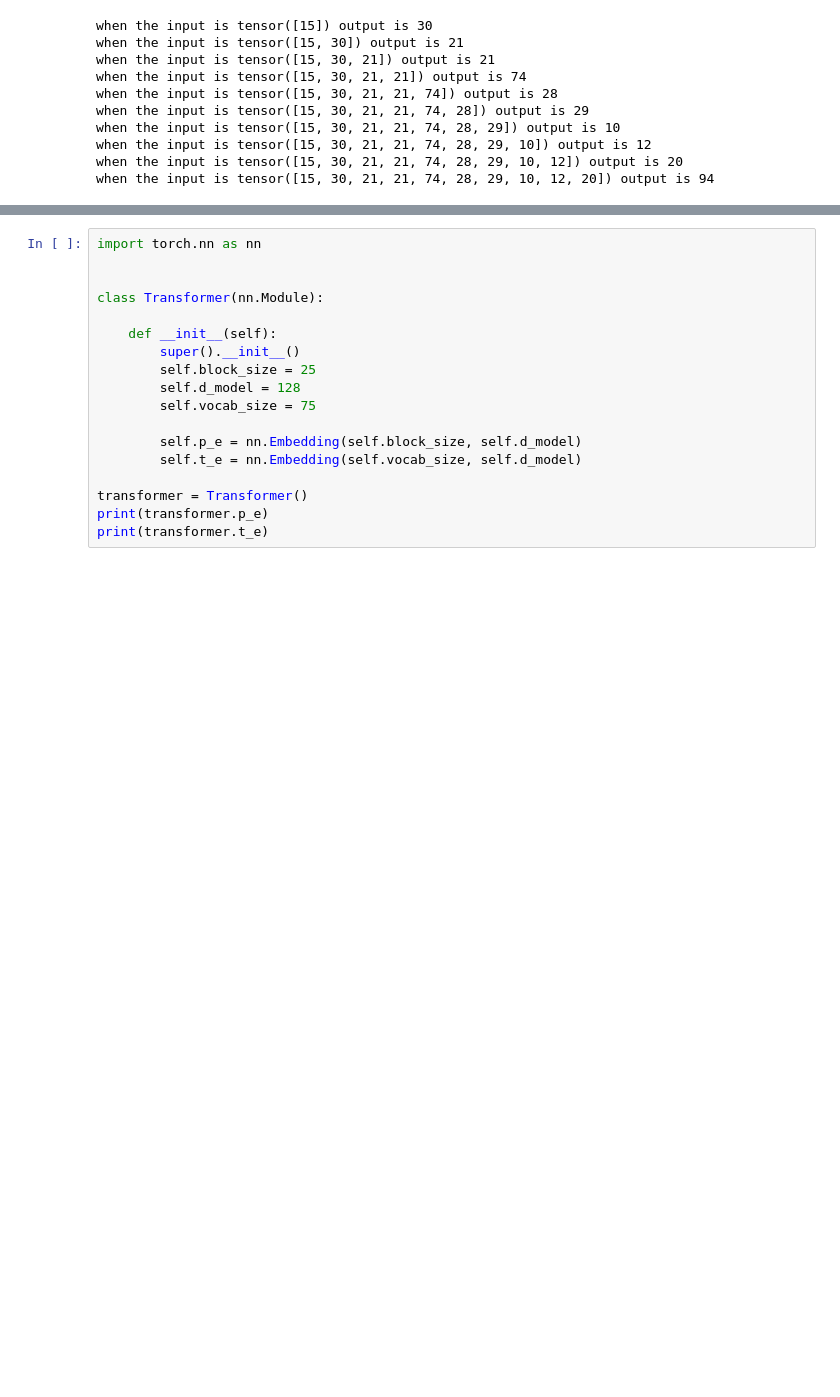
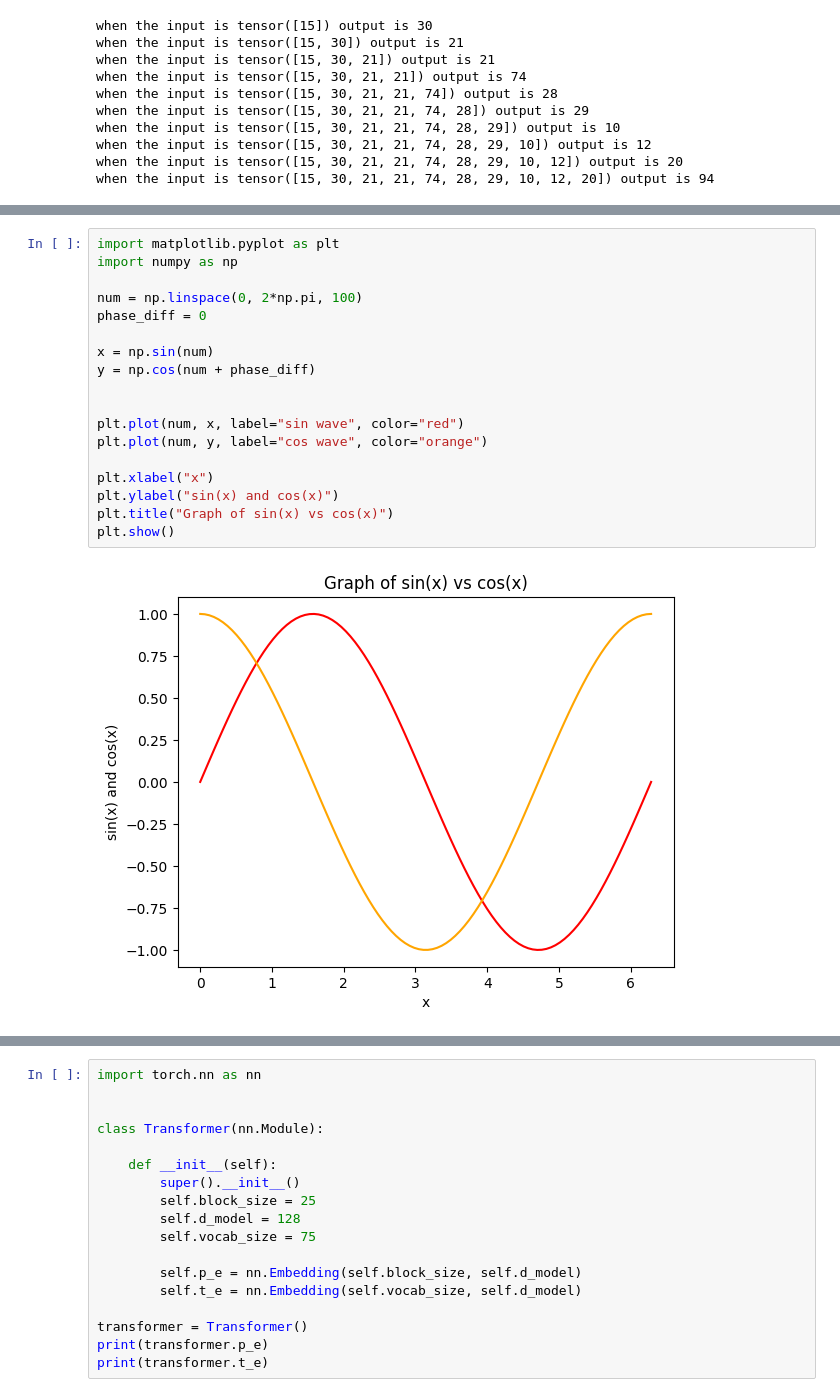
Before and after one commit to Aavash232311/Transformer, a Jupyter notebook: transformer_notes/embedding.ipynb, the cells around one changed output, grey strips where cells are left out. Cells and saved outputs as stored; diff of their text form; blank space fills up the shorter version.

```diff
--- a/transformer_notes/embedding.ipynb
+++ b/transformer_notes/embedding.ipynb
@@ -56,0 +81,20 @@ when the input is tensor([15, 30, 21, 21, 74, 28, 29, 10, 12, 20]) output is 94
+# %%
+import matplotlib.pyplot as plt
+import numpy as np
+
+num = np.linspace(0, 2*np.pi, 100)
+phase_diff = 0
+
+x = np.sin(num)
+y = np.cos(num + phase_diff)
+
+
+plt.plot(num, x, label="sin wave", color="red")
+plt.plot(num, y, label="cos wave", color="orange")
+
+plt.xlabel("x")
+plt.ylabel("sin(x) and cos(x)")
+plt.title("Graph of sin(x) vs cos(x)")
+plt.show()
+# %% [output]
+[figure, added]
```
Also changed, not shown: parts of 4 cells of this notebook.
